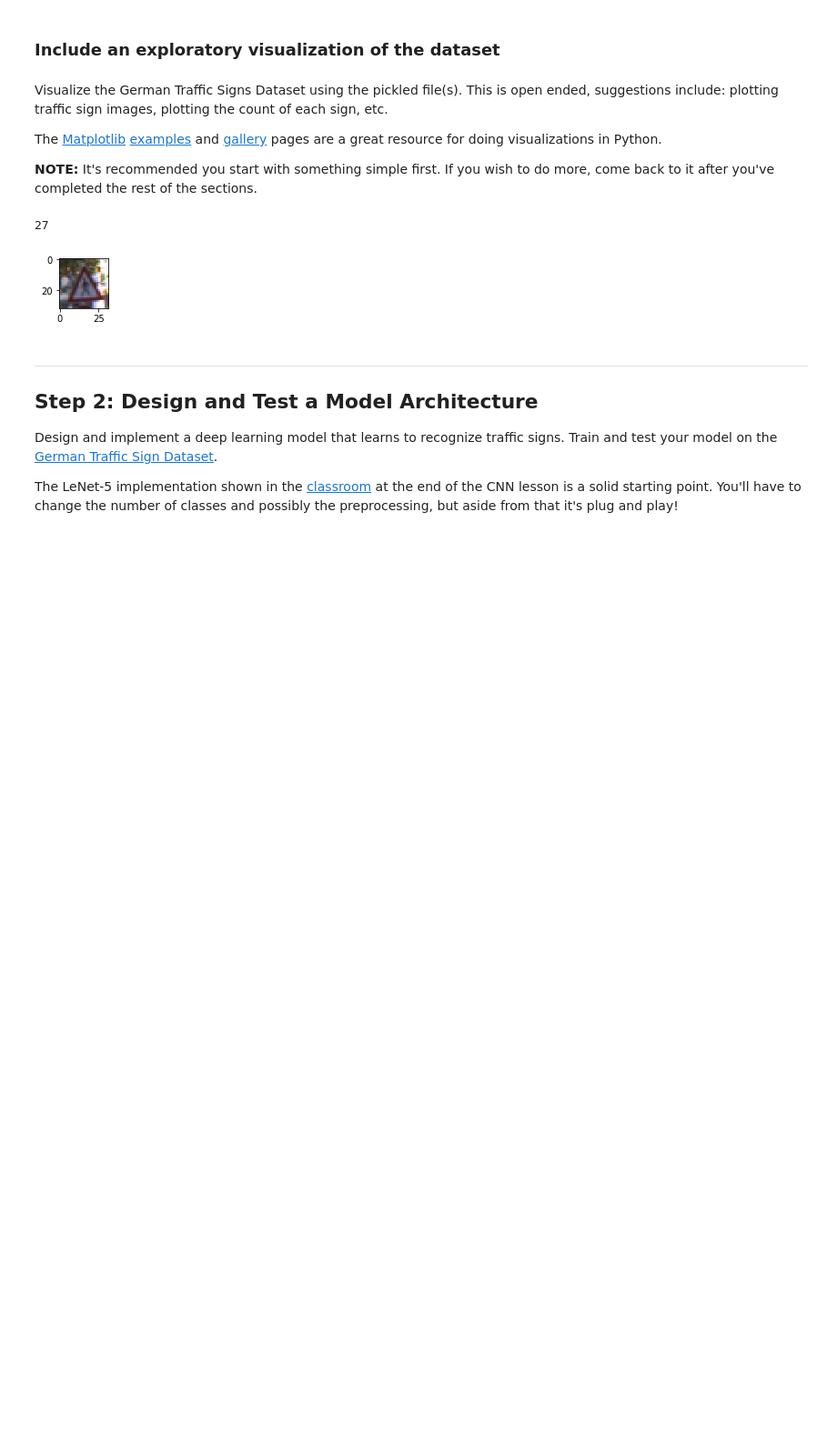
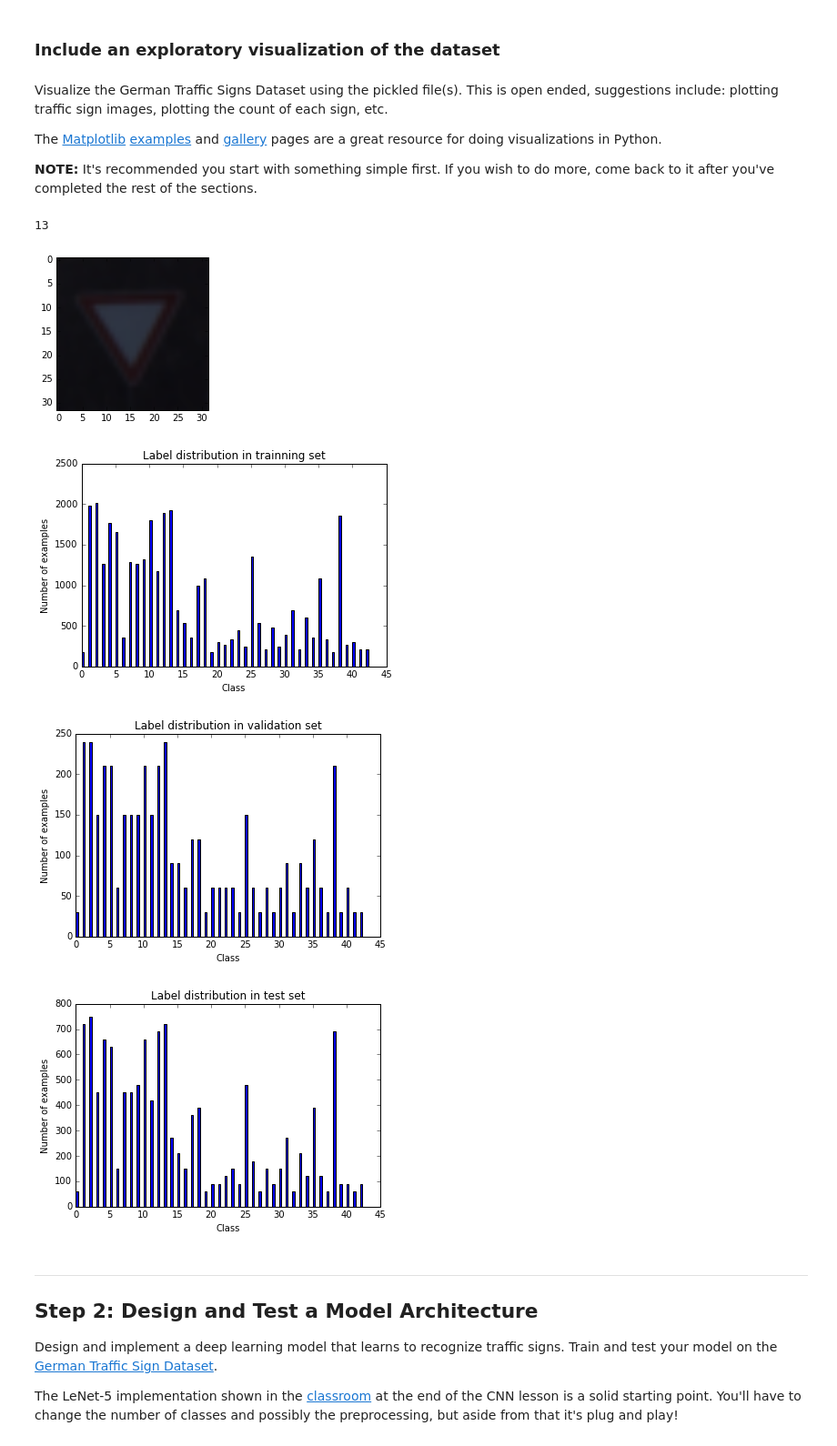
Before and after one commit to udacity/CarND-Traffic-Sign-Classifier-Project, a Jupyter notebook: Traffic_Sign_Classifier.ipynb, the cells around one changed output. Shown at 91% size. Drawn from its saved outputs; the diff is of its cells as text; code cells hidden in the pictures; blank space fills up the shorter version.

```diff
--- a/Traffic_Sign_Classifier.ipynb
+++ b/Traffic_Sign_Classifier.ipynb
@@ -92,21 +94,36 @@ The [Matplotlib](http://matplotlib.org/) [examples](http://matplotlib.org/exampl
 # %%
 ### Data exploration visualization code goes here.
 ### Feel free to use as many code cells as needed.
 import random
 import numpy as np
 import matplotlib.pyplot as plt
 # Visualizations will be shown in the notebook.
 %matplotlib inline
 
 index = random.randint(0, n_train)
 image = x_train[index].squeeze()
+plt.figure(figsize=(3,3))
+plt.imshow(image)
+print(y_train[index])
 
-plt.figure(figsize=(1,1))
-plt.imshow(image, cmap="gray")
-print(y_train[index])
+def plot_label_histogram(p_input_data, title):
+    label_histogram = np.bincount(p_input_data)
+    plot = plt.figure().add_subplot(1, 1, 1)
+    plot.set_ylabel('Number of examples')
+    plot.set_xlabel('Class')
+    plot.set_title(title)
+    plot.bar(range(len(label_histogram)), label_histogram, 1/3, color='blue')
+    plt.show()
+
+plot_label_histogram(y_train, 'Label distribution in trainning set')
+plot_label_histogram(y_validation, 'Label distribution in validation set')
+plot_label_histogram(y_test, 'Label distribution in test set')
 # %% [output]
-27
+13
-[figure, old version]
+[figure, new version]
+[figure, added]
+[figure, added]
+[figure, added]
 # %% [markdown]
 ----
 
```
Also changed, not shown: parts of 15 cells of this notebook, 23 other files.
